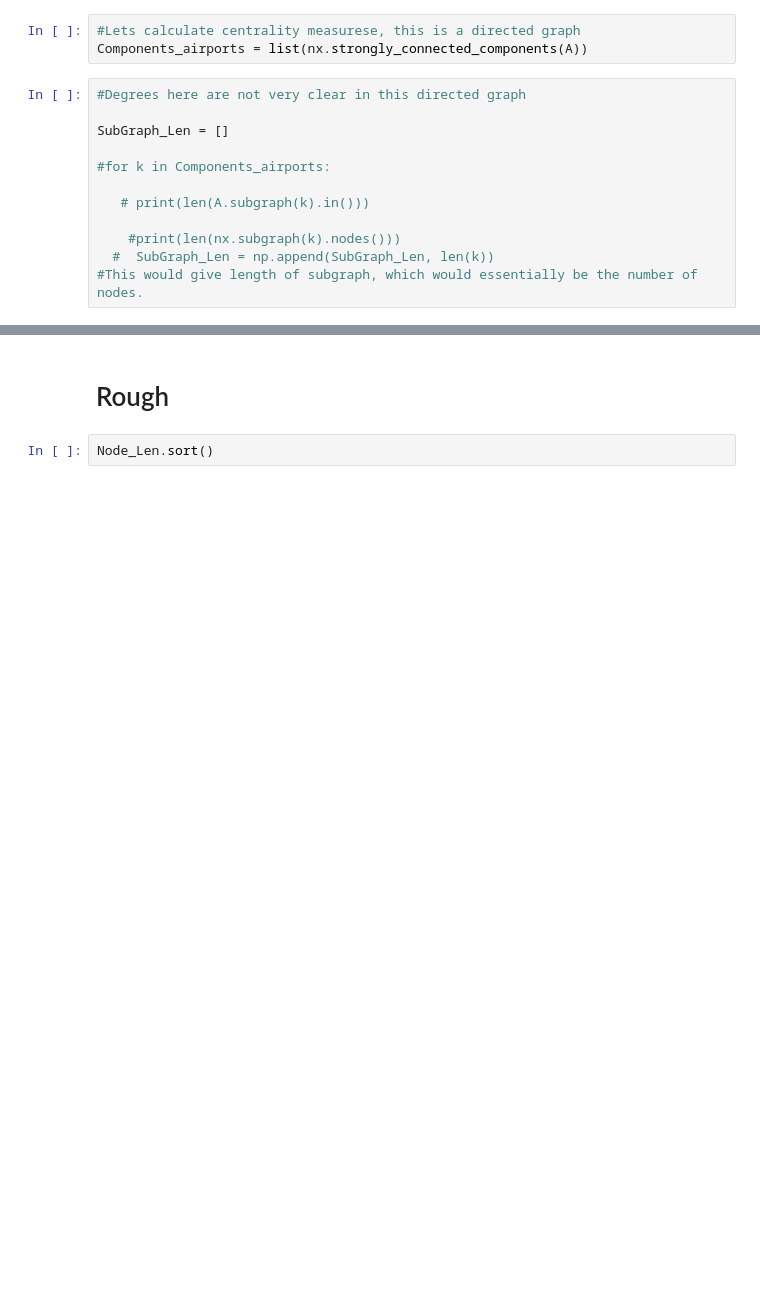
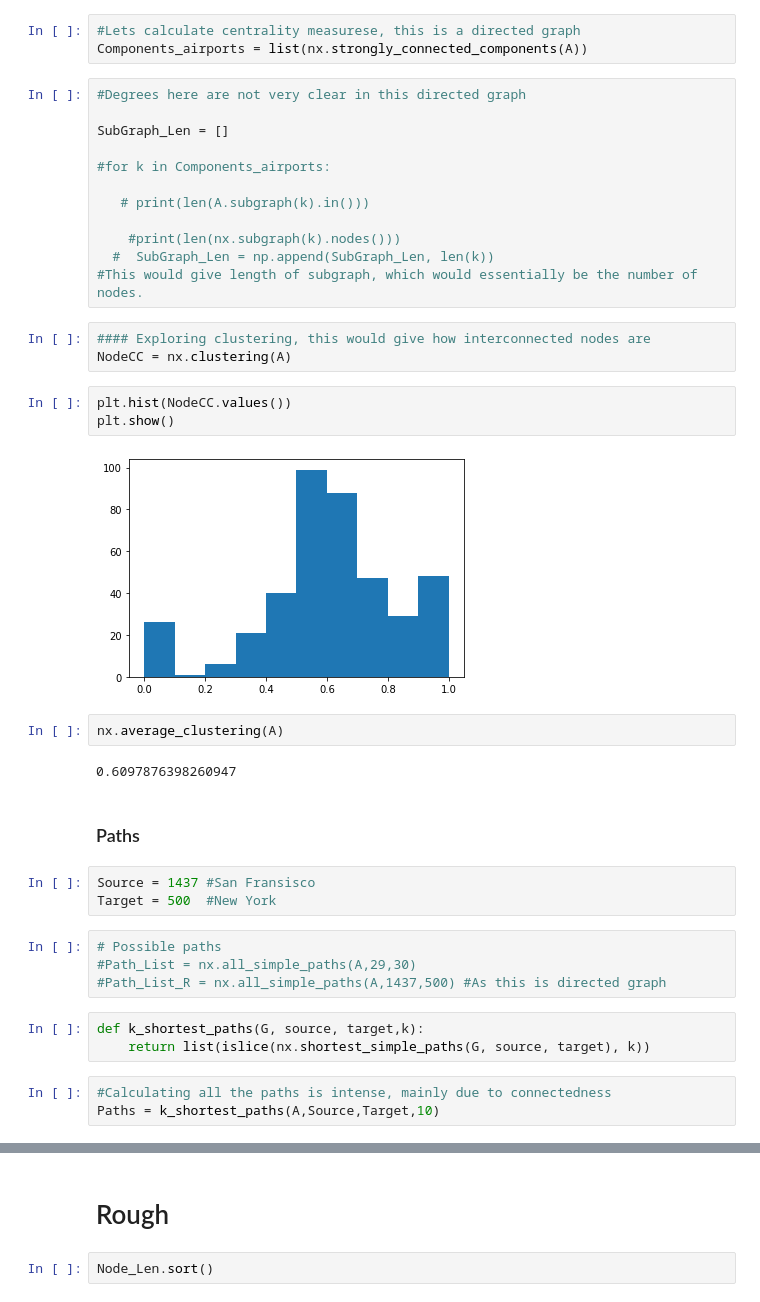
Before and after one commit to mohity5/Practice_NetworkAnalysis_Airports, a Jupyter notebook: Networks_Basics.ipynb, the cells around one changed output, grey strips where cells are left out. Saved outputs shown, nothing was run; the diff lists cells and outputs as text; blank space fills up the shorter version.

Commit message:
Basic path visualisation

```diff
--- a/Networks_Basics.ipynb
+++ b/Networks_Basics.ipynb
@@ -288,3 +295,30 @@ SubGraph_Len = []
     #print(len(nx.subgraph(k).nodes()))
   #  SubGraph_Len = np.append(SubGraph_Len, len(k))
 #This would give length of subgraph, which would essentially be the number of nodes.
+# %%
+#### Exploring clustering, this would give how interconnected nodes are
+NodeCC = nx.clustering(A)
+# %%
+plt.hist(NodeCC.values())
+plt.show()
+# %% [output]
+[figure, added]
+# %%
+nx.average_clustering(A)
+# %% [output]
+0.6097876398260947
+# %% [markdown]
+### Paths
+# %%
+Source = 1437 #San Fransisco
+Target = 500  #New York
+# %%
+# Possible paths
+#Path_List = nx.all_simple_paths(A,29,30)
+#Path_List_R = nx.all_simple_paths(A,1437,500) #As this is directed graph
+# %%
+def k_shortest_paths(G, source, target,k):
+    return list(islice(nx.shortest_simple_paths(G, source, target), k))
+# %%
+#Calculating all the paths is intense, mainly due to connectedness
+Paths = k_shortest_paths(A,Source,Target,10)
```
Also changed, not shown: parts of 13 cells of this notebook.
